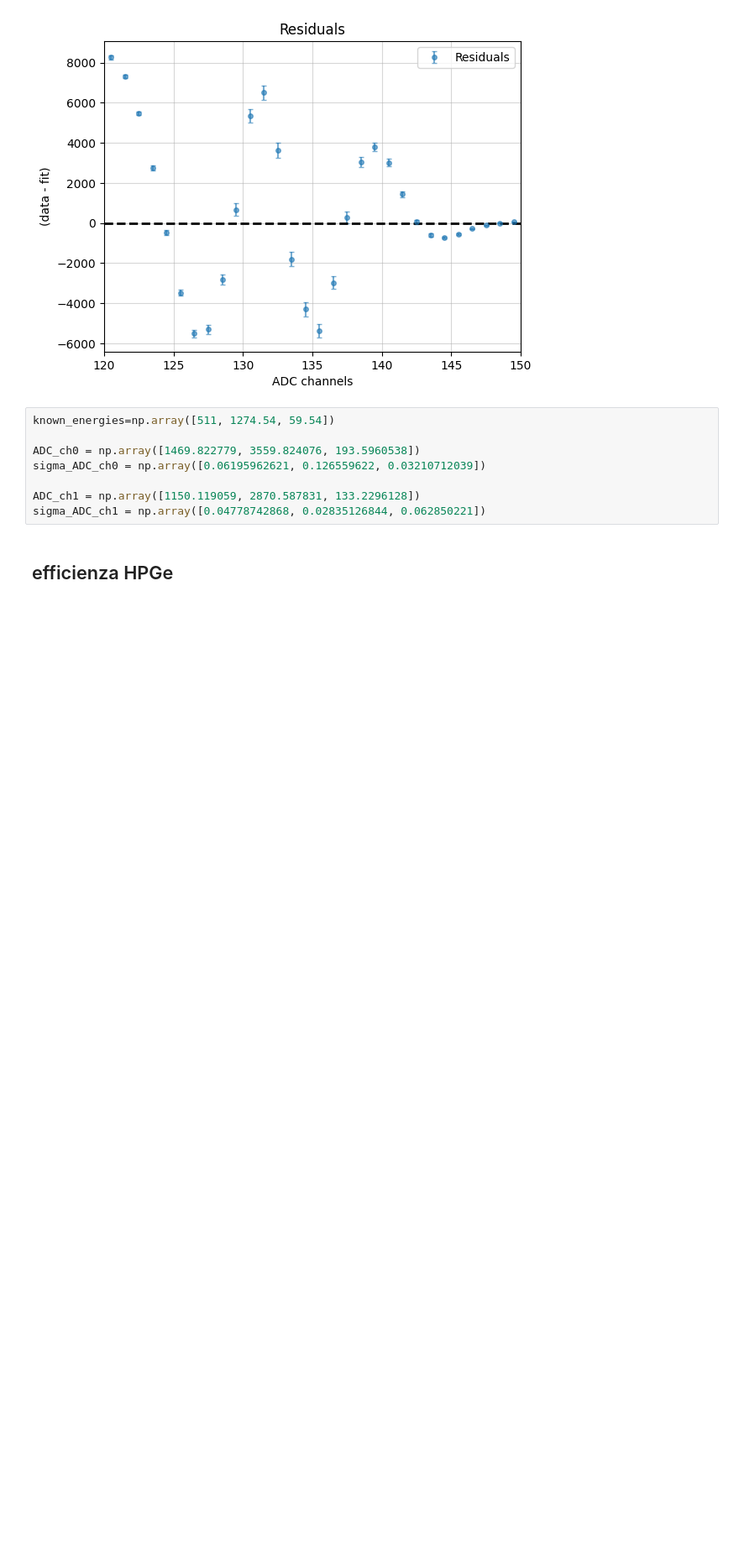
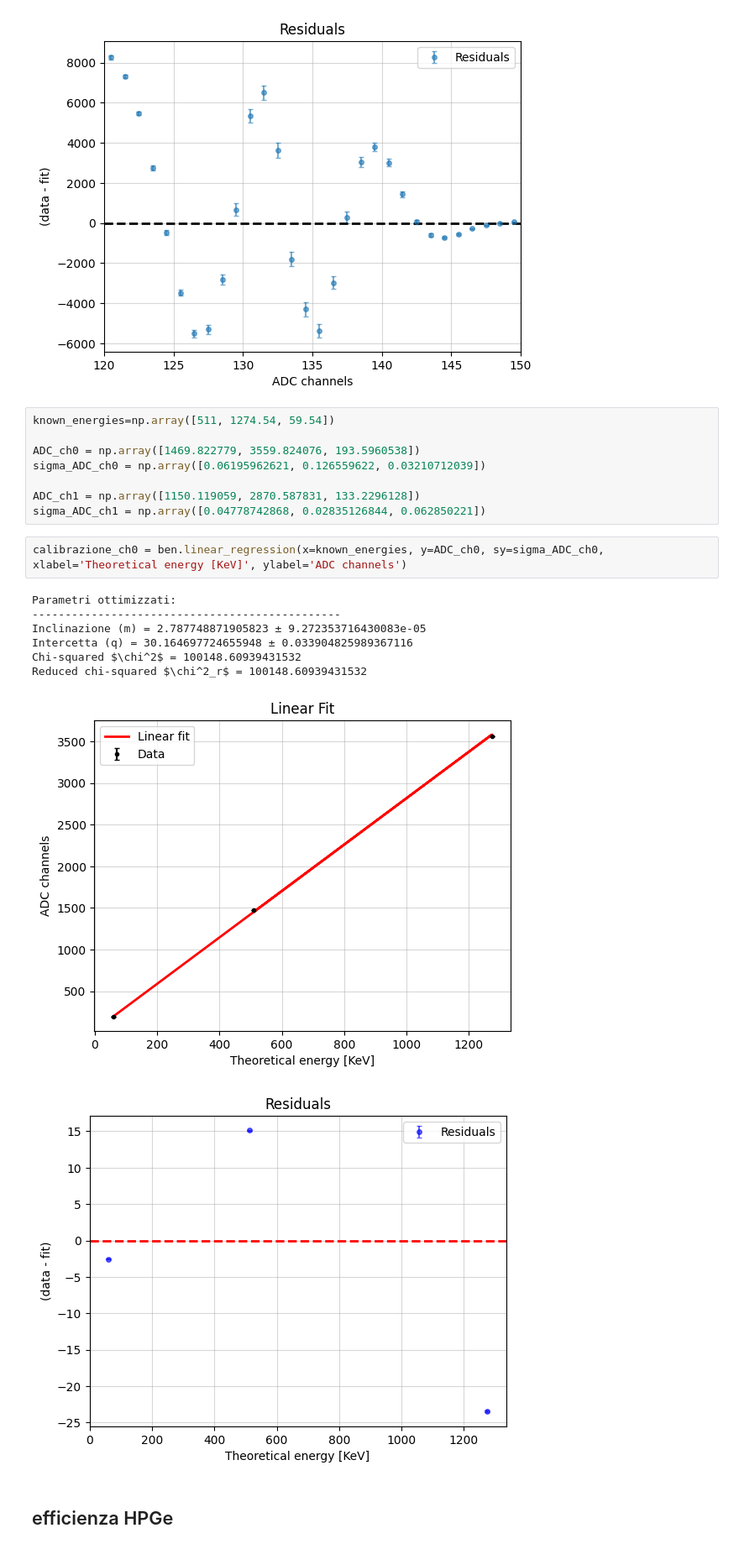
Before and after one commit to b3n3d3tt4/gamma, a Jupyter notebook: analisi.ipynb, the cells around one changed output. Shown at 84% size. Cells and saved outputs as stored; diff of their text form; blank space fills up the shorter version.

```diff
--- a/analisi.ipynb
+++ b/analisi.ipynb
@@ -239,6 +239,17 @@ sigma_ADC_ch0 = np.array([0.06195962621, 0.126559622, 0.03210712039])
 
 ADC_ch1 = np.array([1150.119059, 2870.587831, 133.2296128])
 sigma_ADC_ch1 = np.array([0.04778742868, 0.02835126844, 0.062850221])
+# %%
+calibrazione_ch0 = ben.linear_regression(x=known_energies, y=ADC_ch0, sy=sigma_ADC_ch0, xlabel='Theoretical energy [KeV]', ylabel='ADC channels')
+# %% [output]
+Parametri ottimizzati:
+-----------------------------------------------
+Inclinazione (m) = 2.787748871905823 ± 9.272353716430083e-05
+Intercetta (q) = 30.164697724655948 ± 0.033904825989367116
+Chi-squared $\chi^2$ = 100148.60939431532
+Reduced chi-squared $\chi^2_r$ = 100148.60939431532
+[figure, added]
+[figure, added]
 # %% [markdown]
 ## efficienza HPGe
 # %%
```
